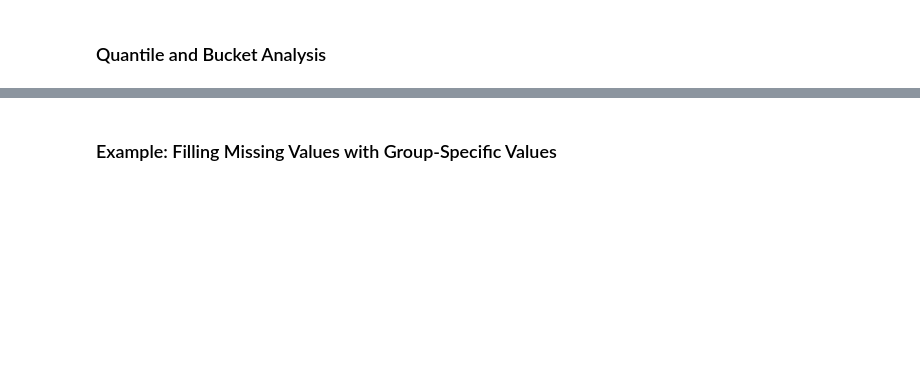
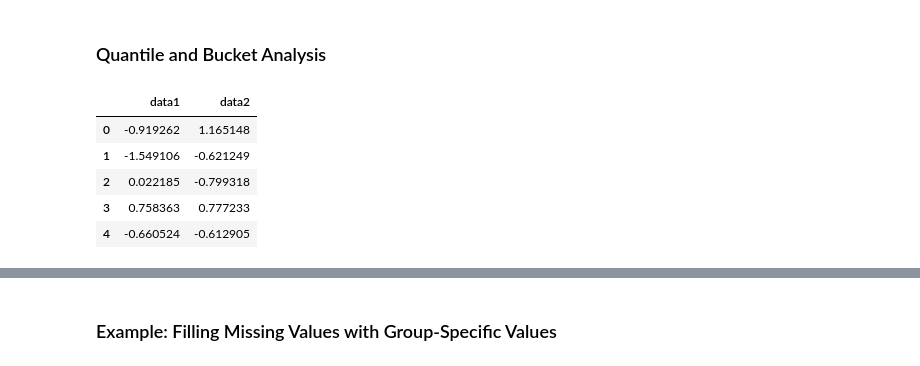
Before and after one commit to bfiroozfard/pydata-book, a Jupyter notebook: ch10.ipynb, the cells around one changed output, grey strips where cells are left out. Saved outputs shown, nothing was run; the diff lists cells and outputs as text; code cells hidden in the pictures; blank space fills up the shorter version.

```diff
--- a/ch10.ipynb
+++ b/ch10.ipynb
@@ -436,5 +510,12 @@ tips.groupby('smoker', group_keys=False).apply(top)
 # %%
 frame = pd.DataFrame({'data1': np.random.randn(1000),
                       'data2': np.random.randn(1000)})
-quartiles = pd.cut(frame.data1, 4)
-quartiles[:10]
+
+frame.head()
+# %% [output]
+|  | data1 | data2 |
+| 0 | -0.919262 | 1.165148 |
+| 1 | -1.549106 | -0.621249 |
+| 2 | 0.022185 | -0.799318 |
+| 3 | 0.758363 | 0.777233 |
+| 4 | -0.660524 | -0.612905 |
```
Also changed, not shown: parts of 38 cells of this notebook.
